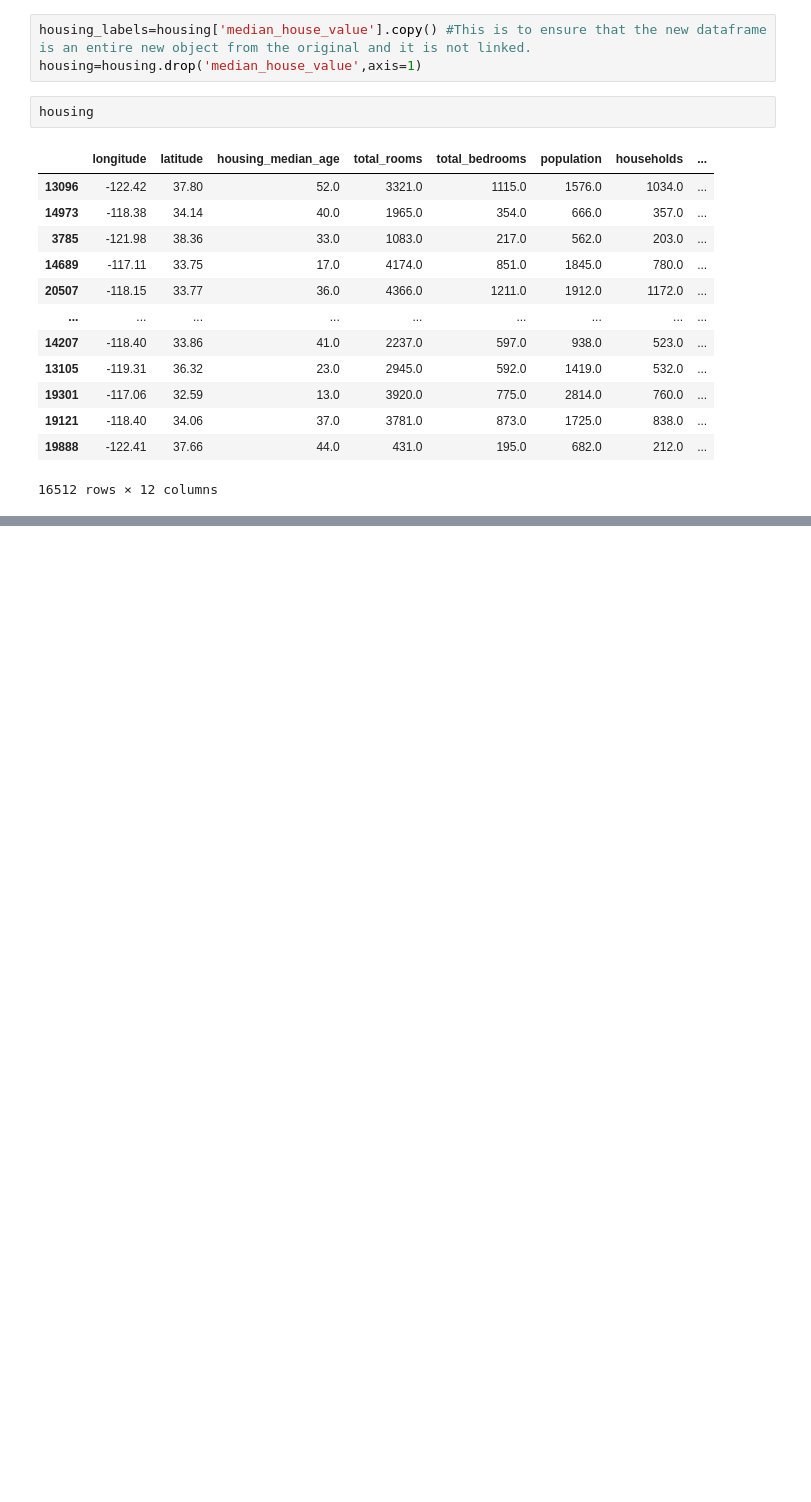
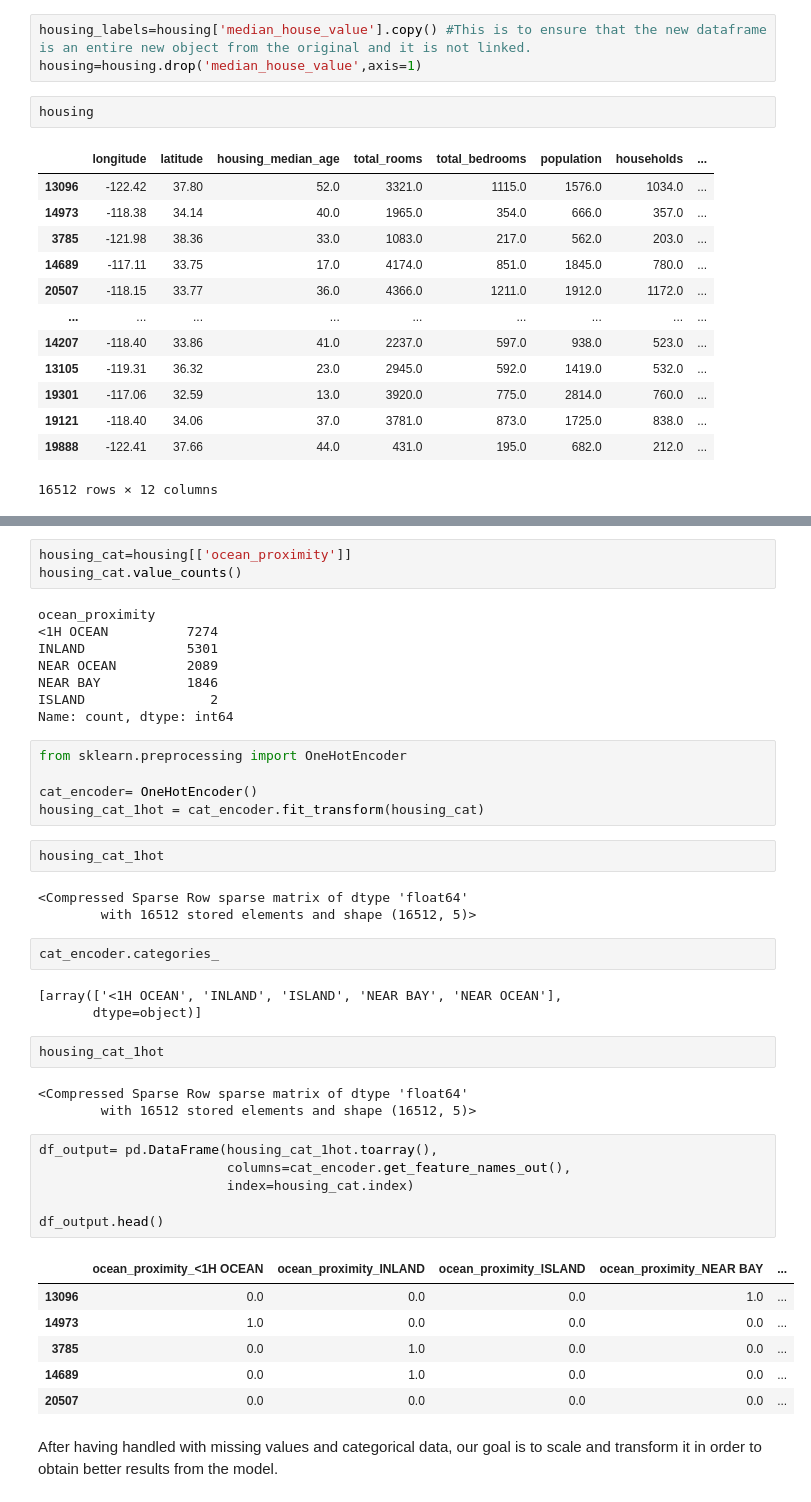
Before and after one commit to oscarguillen-ml/ML-Internship-Portfolio, a Jupyter notebook: 01-california-housing-end-to-end/california_housing.ipynb, the cells around one changed output, grey strips where cells are left out. Saved outputs shown, nothing was run; the diff lists cells and outputs as text; blank space fills up the shorter version.

```diff
--- a/01-california-housing-end-to-end/california_housing.ipynb
+++ b/01-california-housing-end-to-end/california_housing.ipynb
@@ -269,0 +368,46 @@ housing
+# %%
+housing_cat=housing[['ocean_proximity']]
+housing_cat.value_counts()
+# %% [output]
+ocean_proximity
+<1H OCEAN          7274
+INLAND             5301
+NEAR OCEAN         2089
+NEAR BAY           1846
+ISLAND                2
+Name: count, dtype: int64
+# %%
+from sklearn.preprocessing import OneHotEncoder
+
+cat_encoder= OneHotEncoder()
+housing_cat_1hot = cat_encoder.fit_transform(housing_cat)
+# %%
+housing_cat_1hot
+# %% [output]
+<Compressed Sparse Row sparse matrix of dtype 'float64'
+        with 16512 stored elements and shape (16512, 5)>
+# %%
+cat_encoder.categories_
+# %% [output]
+[array(['<1H OCEAN', 'INLAND', 'ISLAND', 'NEAR BAY', 'NEAR OCEAN'],
+       dtype=object)]
+# %%
+housing_cat_1hot
+# %% [output]
+<Compressed Sparse Row sparse matrix of dtype 'float64'
+        with 16512 stored elements and shape (16512, 5)>
+# %%
+df_output= pd.DataFrame(housing_cat_1hot.toarray(),
+                        columns=cat_encoder.get_feature_names_out(),
+                        index=housing_cat.index)
+
+df_output.head()
+# %% [output]
+|  | ocean_proximity_<1H OCEAN | ocean_proximity_INLAND | ocean_proximity_ISLAND | ocean_proximity_NEAR BAY | ... |
+| 13096 | 0.0 | 0.0 | 0.0 | 1.0 | ... |
+| 14973 | 1.0 | 0.0 | 0.0 | 0.0 | ... |
+| 3785 | 0.0 | 1.0 | 0.0 | 0.0 | ... |
+| 14689 | 0.0 | 1.0 | 0.0 | 0.0 | ... |
+| 20507 | 0.0 | 0.0 | 0.0 | 0.0 | ... |
+# %% [markdown]
+After having handled with missing values and categorical data, our goal is to scale and transform it in order to obtain better results from the model.
```
Also changed, not shown: parts of 25 cells of this notebook.
